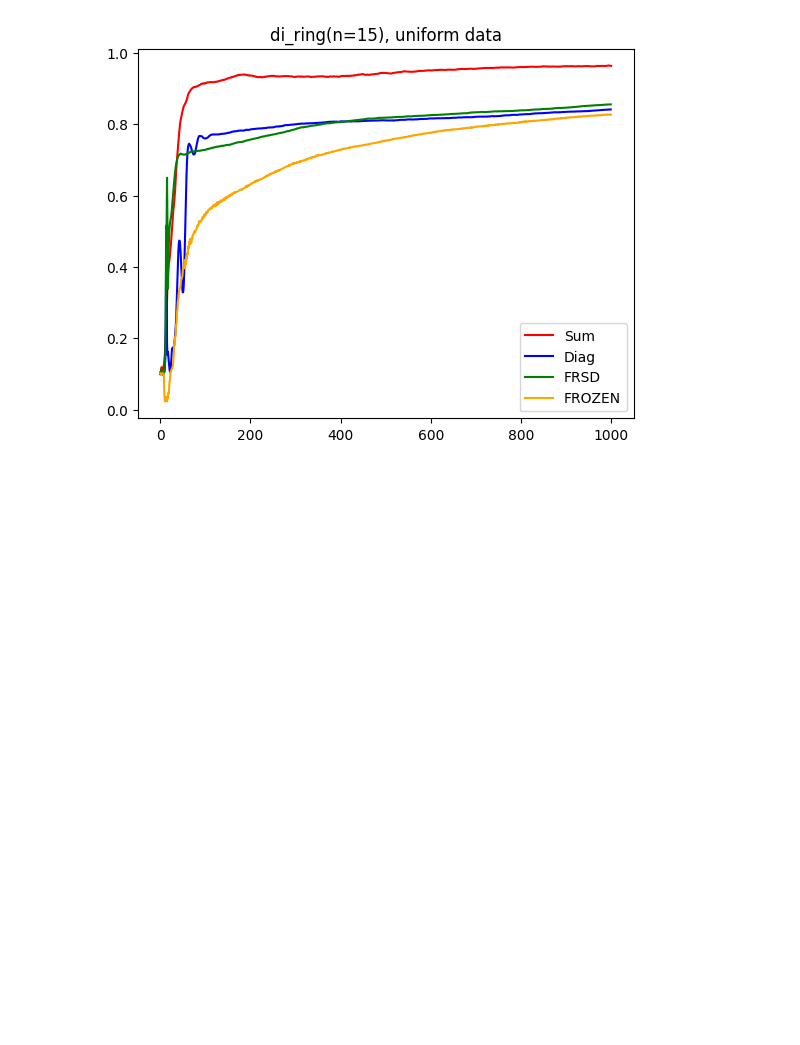
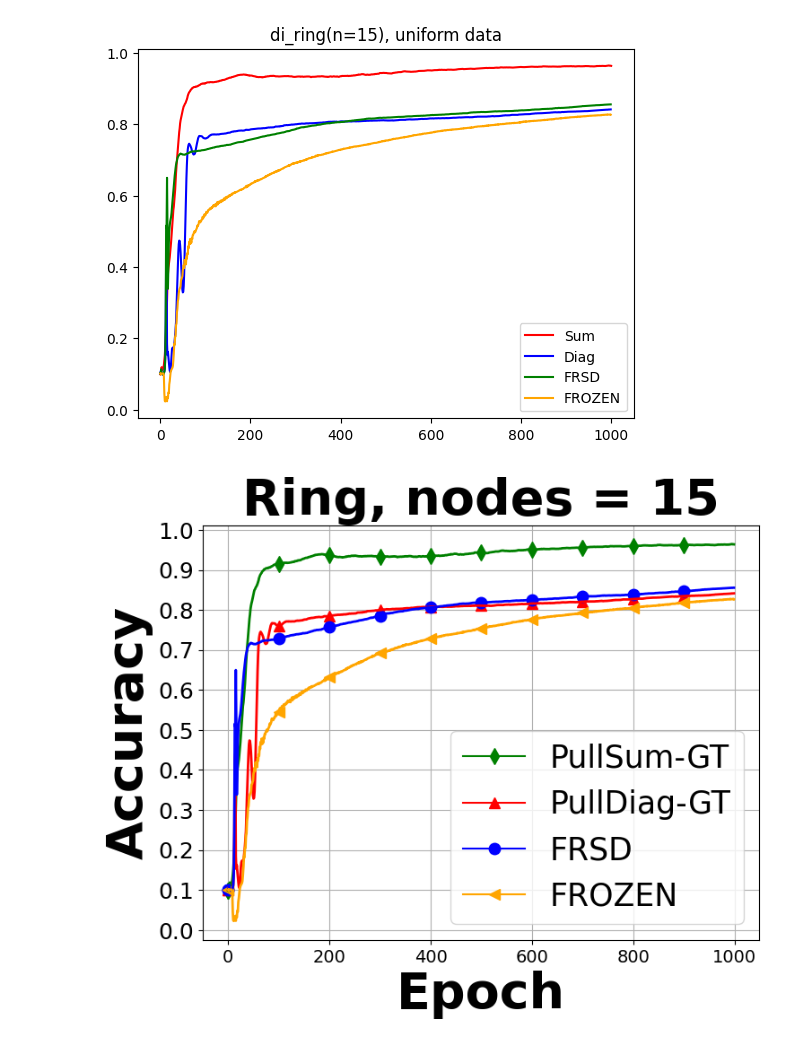
Before and after one commit to Luoxiaogan/PullSum_MNIST, a Jupyter notebook: code/神经网络实验/MNIST最终实验/实验部分/环状图, 15节点, 小异质性.ipynb, the cells around one changed output. Cells and saved outputs as stored; diff of their text form; code cells hidden in the pictures; blank space fills up the shorter version.

```diff
--- a/code/神经网络实验/MNIST最终实验/实验部分/环状图, 15节点, 小异质性.ipynb
+++ b/code/神经网络实验/MNIST最终实验/实验部分/环状图, 15节点, 小异质性.ipynb
@@ -158,3 +158,51 @@ df = pd.DataFrame(zip_longest(*data.values(), fillvalue=0), columns=data.keys())
 
 # 保存为 CSV 文件
 df.to_csv('/root/GanLuo/PullSum_MNIST/code/神经网络实验/MNIST最终实验/实验结果保存/ring+small heterogenity/15节点.csv', index=False)
+# %%
+df = pd.read_csv("/root/GanLuo/PullSum_MNIST/code/神经网络实验/MNIST最终实验/实验结果保存/ring+small heterogenity/15节点.csv")
+# %%
+Sum_aa1=df['Sum_aa1']
+Diag_aa1=df['Diag_aa1']
+FRSD_aa1=df['FRSD_aa1']
+FROZEN_aa1=df['FROZEN_aa1']
+# %%
+# plot the results
+a=1000
+grads = [Sum_aa1[:a], Diag_aa1[:a], FRSD_aa1[:a], FROZEN_aa1[:a]]
+legend = ['PullSum-GT', 'PullDiag-GT', 'FRSD', 'FROZEN']
+title = "Ring, nodes = 15"
+save = '/root/GanLuo/PullSum_MNIST/code/神经网络实验/MNIST最终实验/图片/环状图, 15节点, 小异质性.pdf'
+ylabel = 'Accuracy'
+
+plt.rcParams['figure.figsize'] = 8, 6
+plt.figure()
+xlen = len(grads[0])
+colors = ['green', 'red', 'blue', 'orange', 'purple', 'cyan']
+markers = ['d', '^', 'o', '<', '*', 's']
+idx_set = np.arange(0, xlen, xlen // 10)
+
+for i in range(len(grads)):
+    plt.plot(0, grads[i][0], color=colors[i], marker=markers[i], markersize=9)
+
+for i in range(len(grads)):
+    for idx in idx_set:
+        plt.plot(idx, grads[i][idx], color=colors[i], marker=markers[i], markersize=9, linestyle='None')
+
+for i in range(len(grads)):
+    plt.plot(np.arange(xlen), grads[i], linewidth=2.0, color=colors[i])
+
+plt.legend(legend, fontsize=25)
+plt.xlabel('Epoch', fontsize=40, fontweight='bold')
+plt.ylabel(ylabel, fontsize=40, fontweight='bold')
+plt.title(title, fontsize=40, fontweight='bold')
+plt.grid(True)
+
+# Set denser y-ticks
+y_ticks = np.arange(0, 1.1, 0.1)  # Adjust this range and step as needed
+plt.yticks(y_ticks, fontsize=18)
+
+plt.xticks(fontsize=14)
+plt.savefig(save, bbox_inches='tight')
+plt.show()
+# %% [output]
+[figure, added]
```
Also changed, not shown: 3 other files.
